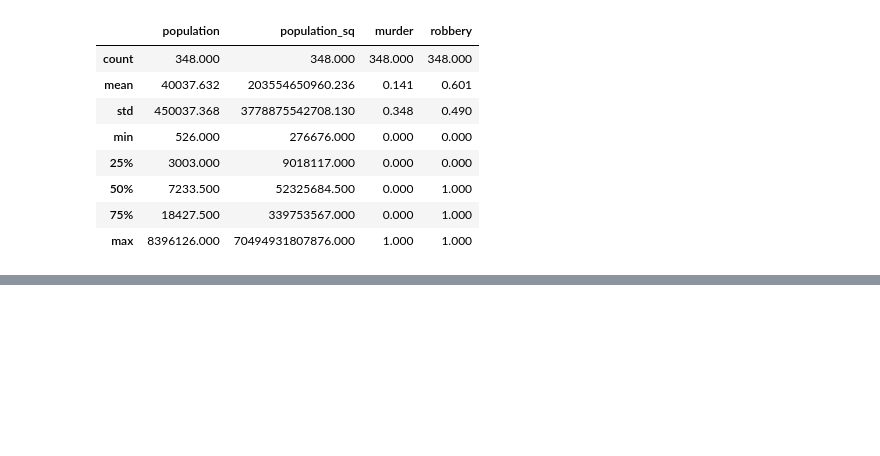
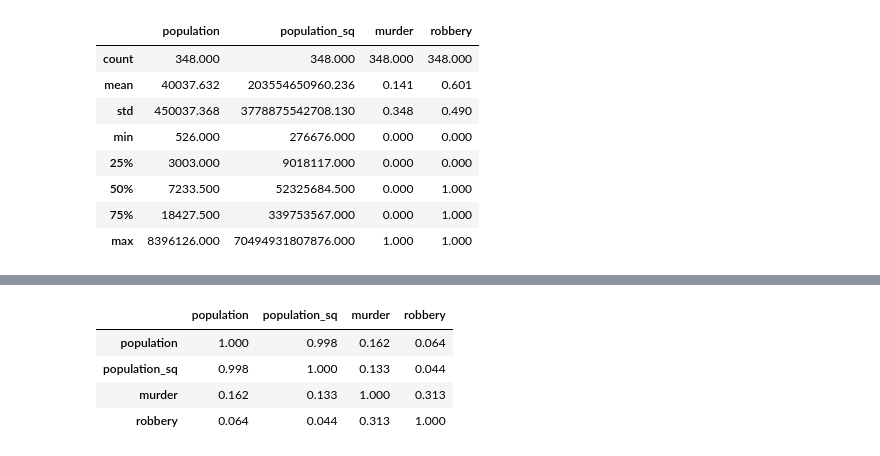
Before and after one commit to lilpricey/Thinkful, a Jupyter notebook: unit_2/multivariable regression.ipynb, the cells around one changed output, grey strips where cells are left out. Cells and saved outputs as stored; diff of their text form; code cells hidden in the pictures; blank space fills up the shorter version.

```diff
--- a/unit_2/multivariable regression.ipynb
+++ b/unit_2/multivariable regression.ipynb
@@ -15,6 +15,9 @@ import seaborn as sns
 # Suppress annoying harmless error.
 import warnings
 warnings.filterwarnings(action="ignore", module="scipy", message="^internal gelsd")
+
+%matplotlib inline
+pd.options.display.float_format = '{:.3f}'.format
 # %%
 df = pd.read_excel('table_8_offenses_known_to_law_enforcement_new_york_by_city_2013.xls', skiprows=4)
 # %%
@@ -93,0 +134,9 @@ features.describe()
+# %%
+correlation_matrix = X.corr()
+display(correlation_matrix)
+# %% [output]
+|  | population | population_sq | murder | robbery |
+| population | 1.000 | 0.998 | 0.162 | 0.064 |
+| population_sq | 0.998 | 1.000 | 0.133 | 0.044 |
+| murder | 0.162 | 0.133 | 1.000 | 0.313 |
+| robbery | 0.064 | 0.044 | 0.313 | 1.000 |
```
Also changed, not shown: parts of 3 cells of this notebook.
